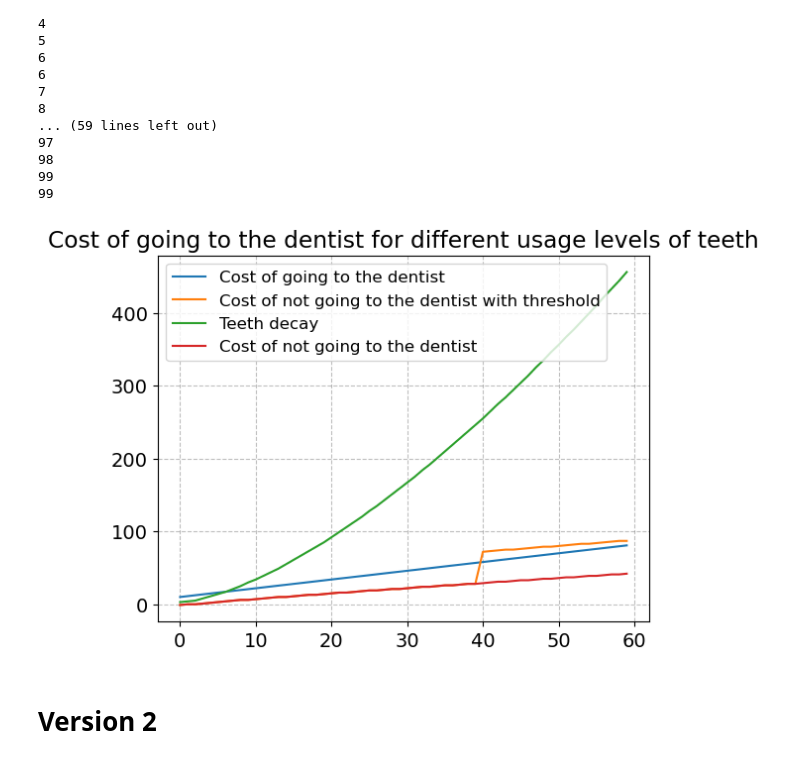
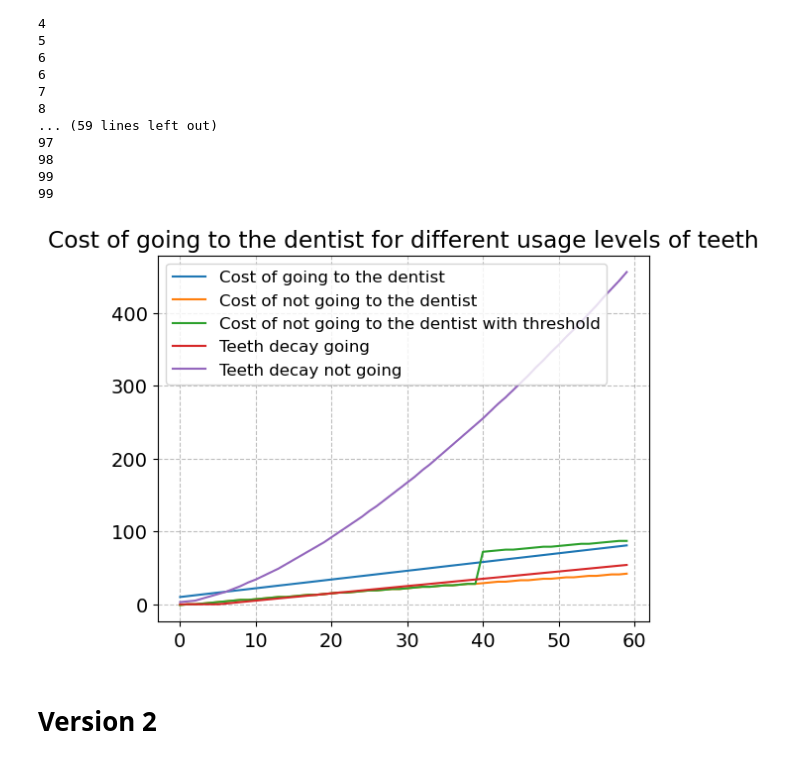
Before and after one commit to biguntitled/Intro_Num, a Jupyter notebook: Marius_Dentist.ipynb, the cells around one changed output. Saved outputs shown, nothing was run; the diff lists cells and outputs as text; code cells hidden in the pictures.

```diff
--- a/Marius_Dentist.ipynb
+++ b/Marius_Dentist.ipynb
@@ -91,27 +106,36 @@ for i in range(0,75):
 99
 # %%
 c_going = []
+c_not_going = []
 c_not_going_threshold = []
-c_not_going = []
 expo = []
 logo = []
-decay = []
+decay_going = []
+decay_not_going = []
+#decay_lifestyle_going = []
+#decay_lifestyle_not_going = []
 for i in range(0,60):
     c_going.append(cost_dentist(par,1, i))
+    c_not_going.append(cost_dentist(par,0, i) + disutil_ache(par, i))
     c_not_going_threshold.append(cost_dentist(par,0, i) + disutil_ache_threshold(par, i))
-    c_not_going.append(cost_dentist(par,0, i) + disutil_ache(par, i))
-    decay.append(teeth_decay(par, 0, i))
-
+    decay_going.append(teeth_decay(par, 1, i))
+    decay_not_going.append(teeth_decay(par, 0, i))
+    #decay_lifestyle_going.append(teeth_decay_lifestyle(par, 1, i, is_healthy=1))
+    #decay_lifestyle_not_going.append(teeth_decay_lifestyle(par, 0, i, is_healthy=0))
+    #def teeth_decay_lifestyle(par, d, x_t, is_healthy):
 
 plt.plot(c_going, label='Cost of going to the dentist')
+plt.plot(c_not_going, label='Cost of not going to the dentist')
 plt.plot(c_not_going_threshold, label='Cost of not going to the dentist with threshold')
-plt.plot(decay, label='Teeth decay')
-plt.plot(c_not_going, label='Cost of not going to the dentist')
+plt.plot(decay_going, label='Teeth decay going')
+plt.plot(decay_not_going, label='Teeth decay not going')
+#plt.plot(decay_lifestyle_going='teeth decay going healthy')
+#plt.plot(decay_lifestyle_not_going='teeth decay not going healthy')
 plt.title('Cost of going to the dentist for different usage levels of teeth')
 plt.legend(fontsize=12)
 plt.show()
 # %% [output]
-[figure, old version]
+[figure, new version]
 # %% [markdown]
 # Version 2
 # %%
```
Also changed, not shown: parts of 2 cells of this notebook.
